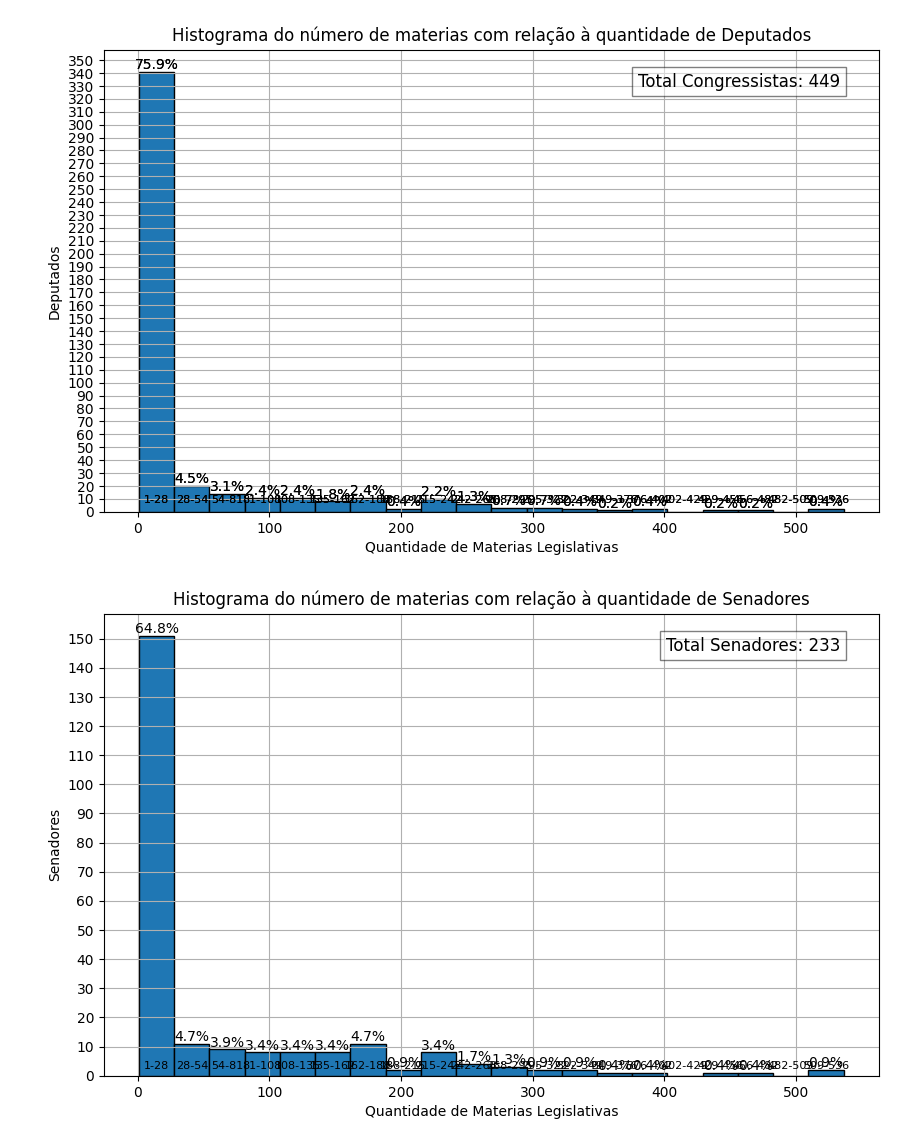
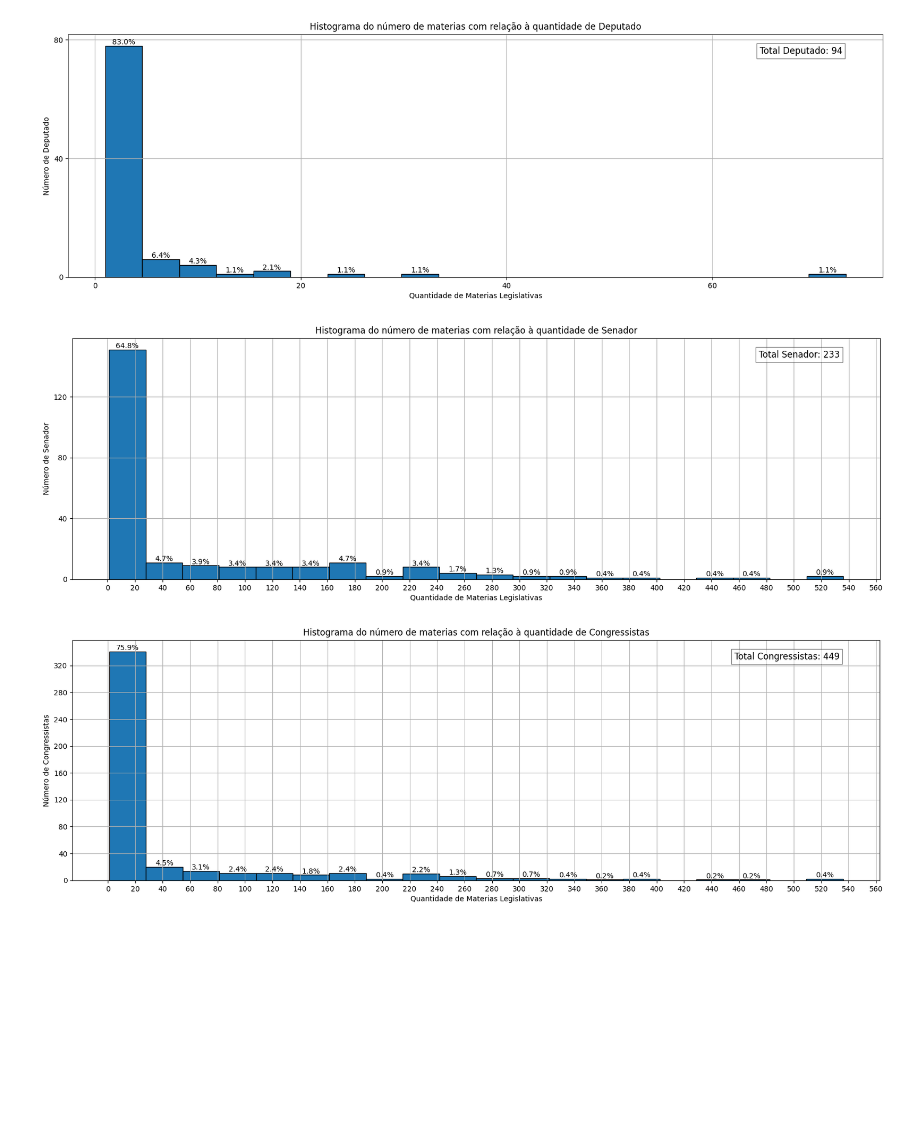
Before and after one commit to FellipeMasc/AleonAnalytics, a Jupyter notebook: main.ipynb, the cells around one changed output. Saved outputs shown, nothing was run; the diff lists cells and outputs as text; code cells hidden in the pictures; blank space fills up the shorter version.

```diff
--- a/main.ipynb
+++ b/main.ipynb
@@ -18,72 +18,3 @@ class Autor:
     UrlPaginaParlamentar: str
     UrlFotoParlamentar: str
     QuantidadeMaterias: str
-# %%
-#por que eu escolhi a api do senado federal?
-#porque ela é uma api publica e eu não preciso de uma chave de acesso para consumir os dados, além disso, ela é bem documentada e fácil de entender e por ser relacionado a política, é interessante para nós como cidadãos analisar o que se passa no senado.
-
-#dados sobre autores de autores de materias
-# url_autores = "https://legis.senado.leg.br/dadosabertos/autor/lista/atual"
-# response_autores = requests.get(url_autores)
-
-# #dados sobre autores de materias
-# content = response_autores.content.decode('ISO-8859-1')
-# dict_content = xmltodict.parse(content)
-# autores = dict_content['ListaAutores']['Autores']['Autor']
-# # Convert the 'QuantidadeMaterias' column to numeric
-# df_autores = pd.DataFrame(autores, columns=['CodigoParlamentar', 'FormaTratamento', 'NomeParlamentar', 'QuantidadeMaterias'])
-# df_autores['QuantidadeMaterias'] = pd.to_numeric(df_autores['QuantidadeMaterias'], errors='coerce')
-
-df_autores = pd.read_csv('autores.csv')
-df_autores_deputados = df_autores[df_autores['FormaTratamento'] == 'Deputado']
-df_autores_senadores = df_autores[df_autores['FormaTratamento'] == 'Senador']
-
-#plotando um gráfico de barras para mostrar a quantidade de matérias por congressista
-counts, bins = np.histogram(df_autores['QuantidadeMaterias'], bins=20)
-percentages = counts / counts.sum() * 100
-plt.figure(figsize=(10, 6))
-plt.text(0.95, 0.95, f'Total Congressistas: {len(df_autores)}',
-         horizontalalignment='right', verticalalignment='top',
-         transform=plt.gca().transAxes, fontsize=12, bbox=dict(facecolor='white', alpha=0.5))
-plt.yticks(range(0, 500, 10))
-hist = df_autores['QuantidadeMaterias'].plot(kind='hist', bins=20, edgecolor='black')
-for i in range(len(bins) - 1):
-    plt.text(bins[i] + (bins[i + 1] - bins[i]) / 2, 30, f'{bins[i]:.0f}-{bins[i + 1]:.0f}', ha='center', va='bottom', fontsize=8)
-    if percentages[i] > 0:
-        plt.text(bins[i] + (bins[i + 1] - bins[i]) / 2, counts[i], f'{percentages[i]:.1f}%', ha='center', va='bottom')
-plt.title('Histograma do número de materias com relação à quantidade de Congressistas')
-plt.xlabel('Quantidade de Materias Legislativas')
-plt.ylabel('Congressistas')
-plt.grid(True)
-# Show the range of each bin
-for i in range(len(bins) - 1):
-    plt.text(bins[i] + (bins[i + 1] - bins[i]) / 2, 30, f'{bins[i]:.0f}-{bins[i + 1]:.0f}', ha='center', va='bottom', fontsize=8)
-    if percentages[i] > 0:
-        plt.text(bins[i] + (bins[i + 1] - bins[i]) / 2, counts[i], f'{percentages[i]:.1f}%', ha='center', va='bottom')
-plt.title('Histograma do número de materias com relação à quantidade de Deputados')
-plt.xlabel('Quantidade de Materias Legislativas')
-plt.ylabel('Deputados')
-plt.grid(True)
-plt.show()
-
-
-counts, bins = np.histogram(df_autores_senadores['QuantidadeMaterias'], bins=20)
-percentages = counts / counts.sum() * 100
-plt.figure(figsize=(10, 6))
-plt.text(0.95, 0.95, f'Total Senadores: {len(df_autores_senadores)}',
-         horizontalalignment='right', verticalalignment='top',
-         transform=plt.gca().transAxes, fontsize=12, bbox=dict(facecolor='white', alpha=0.5))
-plt.yticks(range(0, 500, 10))
-hist = df_autores_senadores['QuantidadeMaterias'].plot(kind='hist', bins=20, edgecolor='black')
-for i in range(len(bins) - 1):
-    plt.text(bins[i] + (bins[i + 1] - bins[i]) / 2, 30, f'{bins[i]:.0f}-{bins[i + 1]:.0f}', ha='center', va='top', fontsize=8)
-    if percentages[i] > 0:
-        plt.text(bins[i] + (bins[i + 1] - bins[i]) / 2, counts[i], f'{percentages[i]:.1f}%', ha='center', va='bottom')
-plt.title('Histograma do número de materias com relação à quantidade de Senadores')
-plt.xlabel('Quantidade de Materias Legislativas')
-plt.ylabel('Senadores')
-plt.grid(True)
-plt.show()
-# %% [output]
-[figure, removed]
-[figure, removed]
@@ -90,3 +99,10 @@ plt.show()
+# %%
+autor_analytics = AutorMateriaAnalytics()
+autor_analytics.autores_histogram(['Deputado', 'Senador', 'Congressistas'])
+# %% [output]
+[figure, added]
+[figure, added]
+[figure, added]
 # %%
 #dados sobre os congressistas
 #afastados
```
Also changed, not shown: parts of 1 cell of this notebook.
